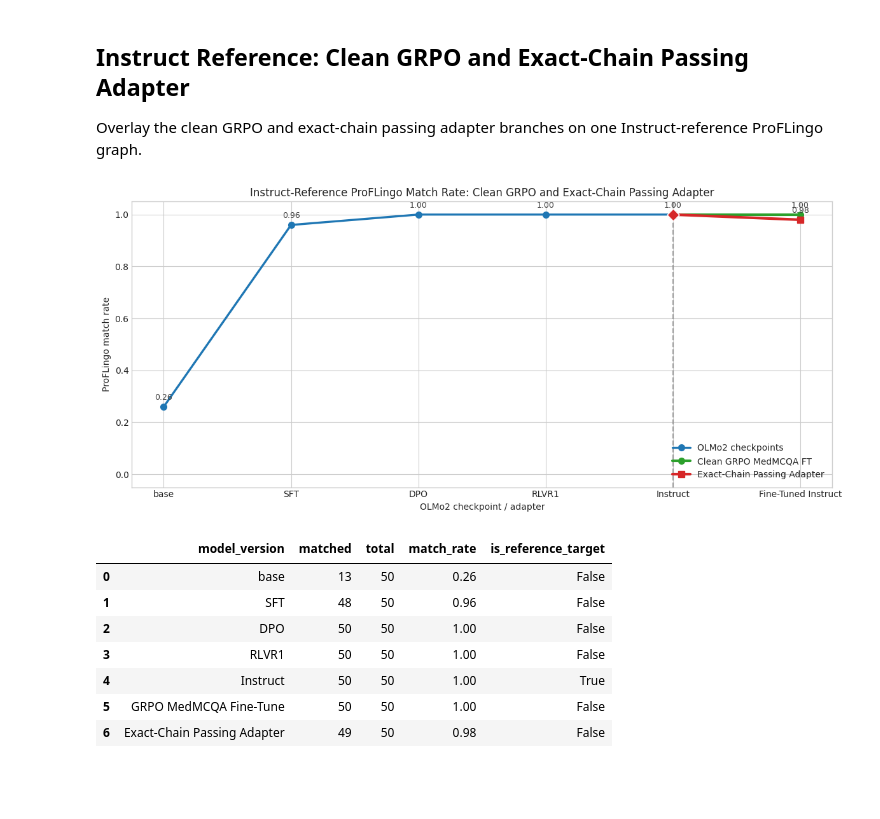
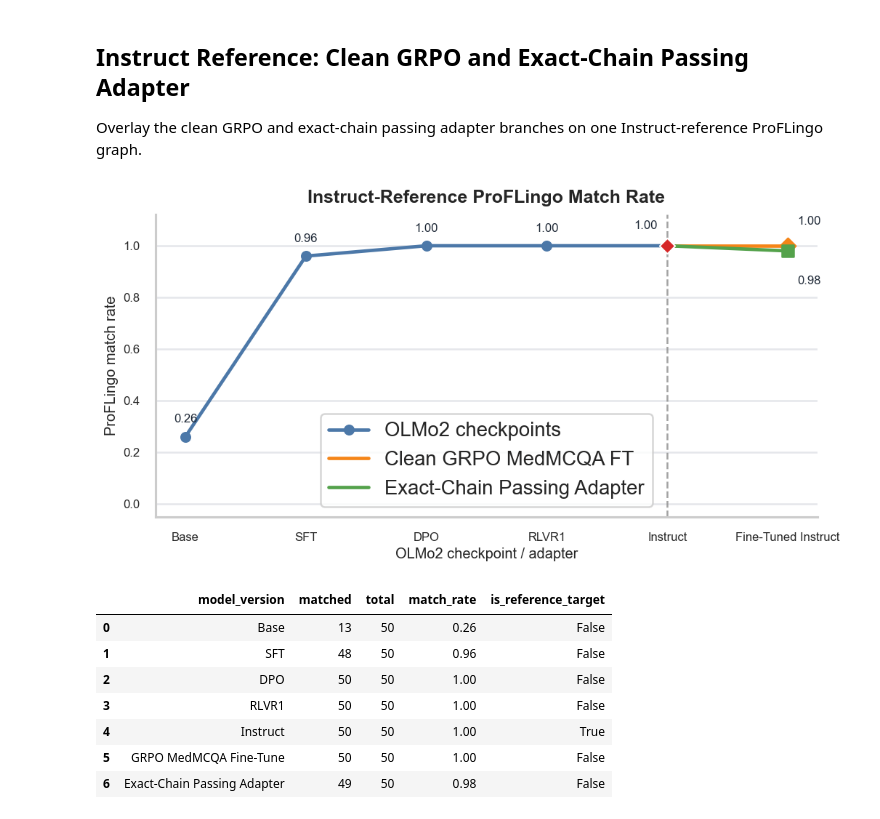
Before and after one commit to AngadK89/robust-auditing, a Jupyter notebook: notebooks/plot_olmo2_proflingo_reference_robustness.ipynb, the cells around one changed output. Saved outputs shown, nothing was run; the diff lists cells and outputs as text; code cells hidden in the pictures; blank space fills up the shorter version.

```diff
--- a/notebooks/plot_olmo2_proflingo_reference_robustness.ipynb
+++ b/notebooks/plot_olmo2_proflingo_reference_robustness.ipynb
@@ -52,7 +57,7 @@ REFERENCE_TARGET_KEYS = {
 ALL_REFERENCE_TARGET_KEYS = REFERENCE_TARGET_KEYS
 
 MODEL_VERSION_ORDER = [
-    ("base@main", "base"),
+    ("base@main", "Base"),
     ("sft@main", "SFT"),
     ("dpo@main", "DPO"),
     ("rlvr1@step_400", "RLVR 400"),
@@ -70,6 +75,15 @@ MODEL_VERSION_ORDER = [
     ("instruct@step_2400", "Instruct 2400"),
     ("instruct@main", "Instruct Main"),
 ]
+
+BASELINE_LINE_COLOR = "#4C78A8"
+CLEAN_ADAPTER_COLOR = "#F58518"
+POISONED_ADAPTER_COLOR = "#54A24B"
+REFERENCE_LINE_COLOR = "#D62728"
+LINE_MARKER_SIZE = 8
+LINE_WIDTH = 2.8
+SCORE_LABEL_FONT_SIZE = 10
+GRID_COLOR = "#E5E7EB"
 # %% [markdown]
 ## Load Reports
 
@@ -649,15 +770,15 @@ combined_adapter_rows = [
         "target_key": f"{ADAPTER_RUN_ID}@adapter",
         "model_version": "GRPO MedMCQA Fine-Tune",
         "plot_label": "Clean GRPO MedMCQA FT",
-        "color": "tab:green",
-        "marker": "o",
+        "color": CLEAN_ADAPTER_COLOR,
+        "marker": "D",
         "report": adapter_proflingo,
     },
     {
         "target_key": f"{EXACT_CHAIN_ADAPTER_RUN_ID}@adapter",
         "model_version": "Exact-Chain Passing Adapter",
         "plot_label": "Exact-Chain Passing Adapter",
-        "color": "tab:red",
+        "color": POISONED_ADAPTER_COLOR,
         "marker": "s",
         "report": exact_chain_proflingo,
     },
@@ -679,71 +800,67 @@ combined_match_df = pd.concat(
     ignore_index=True,
 ).sort_values(["order", "target_key"])
 
-fig, ax = plt.subplots(figsize=(12, 5.4))
+fig, ax = plt.subplots(figsize=(9.0, 4.8))
 lineage_segment = combined_match_df[combined_match_df["order"] <= len(MAIN_MODEL_VERSION_ORDER) - 1]
 ax.plot(
     lineage_segment["order"],
     lineage_segment["match_rate"],
     marker="o",
-    markersize=7,
-    linewidth=2.4,
-    color="tab:blue",
+    markersize=LINE_MARKER_SIZE,
+    linewidth=LINE_WIDTH,
+    color=BASELINE_LINE_COLOR,
     label="OLMo2 checkpoints",
 )
 
 instruct_row = combined_match_df[combined_match_df["target_key"] == "instruct@main"].iloc[0].to_dict()
 for adapter_row in combined_adapter_rows:
     ft_segment = pd.DataFrame([instruct_row, adapter_row])
     ax.plot(
         ft_segment["order"],
         ft_segment["match_rate"],
-        marker=adapter_row["marker"],
-        markersize=7,
-        linewidth=3.0,
+        linewidth=LINE_WIDTH,
         color=adapter_row["color"],
         label=adapter_row["plot_label"],
     )
+    ax.scatter(
+        [adapter_row["order"]],
+        [adapter_row["match_rate"]],
+        marker=adapter_row["marker"],
+        s=82,
+        color=adapter_row["color"],
+        zorder=4,
+    )
 
+combined_label_offsets = {
+    "instruct@main": (-8, 12),
+    f"{ADAPTER_RUN_ID}@adapter": (8, 16),
+    f"{EXACT_CHAIN_ADAPTER_RUN_ID}@adapter": (8, -20),
+}
 for _, point in combined_match_df.iterrows():
-    ax.annotate(
-        f"{point['match_rate']:.2f}",
-        xy=(point["order"], point["match_rate"]),
-        xytext=(0, 8),
-        textcoords="offset points",
-        ha="center",
-        fontsize=9,
-        color="0.25",
-    )
+    annotate_match_rate_point(ax, point, label_offsets=combined_label_offsets)
 
 reference_point = combined_match_df[combined_match_df["is_reference_target"]].iloc[0]
 ax.axvline(reference_point["order"], color="0.55", linestyle="--", linewidth=1.5, alpha=0.8)
 ax.scatter(
     [reference_point["order"]],
     [reference_point["match_rate"]],
     marker="D",
-    s=95,
-    color="tab:red",
+    s=82,
+    color=REFERENCE_LINE_COLOR,
     edgecolor="white",
-    linewidth=1,
+    linewidth=1.2,
     zorder=4,
 )
-x_ticks = list(range(len(MAIN_MODEL_VERSION_ORDER))) + [len(MAIN_MODEL_VERSION_ORDER)]
-x_tick_labels = [label for _, label in MAIN_MODEL_VERSION_ORDER] + ["Fine-Tuned Instruct"]
-ax.set_xticks(x_ticks, x_tick_labels)
-ax.set_ylim(-0.05, 1.05)
-ax.set_ylabel("ProFLingo match rate")
-ax.set_xlabel("OLMo2 checkpoint / adapter")
-ax.set_title("Instruct-Reference ProFLingo Match Rate: Clean GRPO and Exact-Chain Passing Adapter")
-ax.legend(loc="lower right")
+style_adapter_line_axis(ax, "Instruct-Reference ProFLingo Match Rate")
 fig.tight_layout()
 save_figure(fig, "proflingo_ft_fingerprint_comparison.png")
 plt.show()
 
 display(combined_match_df[["model_version", "matched", "total", "match_rate", "is_reference_target"]])
 # %% [output]
-[figure, old version]
+[figure, new version]
 |  | model_version | matched | total | match_rate | is_reference_target |
-| 0 | base | 13 | 50 | 0.26 | False |
+| 0 | Base | 13 | 50 | 0.26 | False |
 | 1 | SFT | 48 | 50 | 0.96 | False |
 | 2 | DPO | 50 | 50 | 1.00 | False |
 | 3 | RLVR1 | 50 | 50 | 1.00 | False |
```
Also changed, not shown: parts of 9 cells of this notebook, 26 other files.
